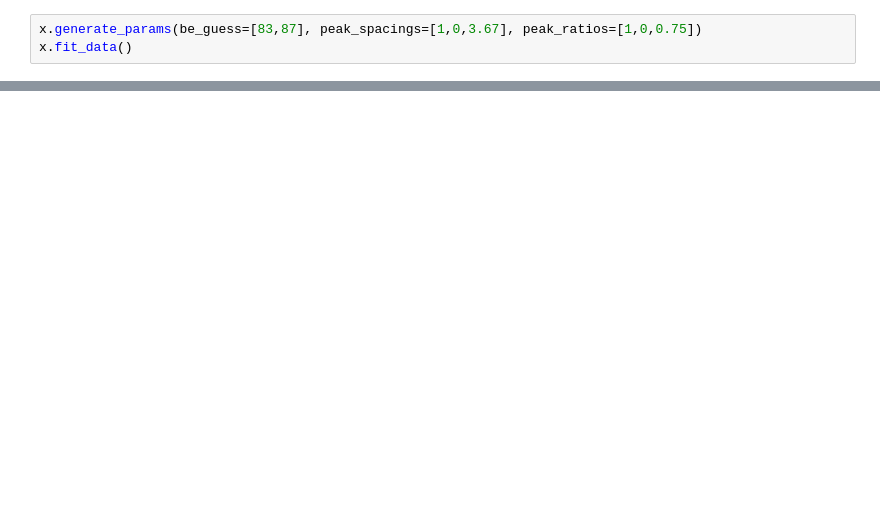
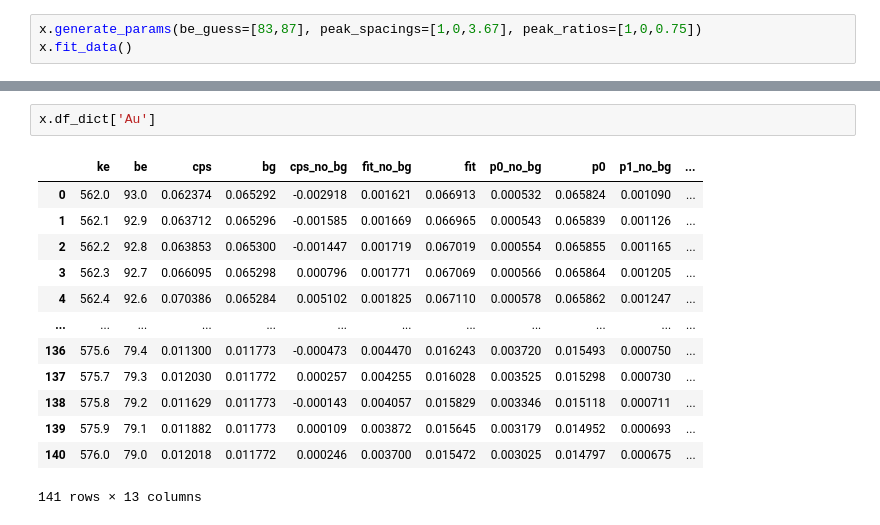
Before and after one commit to picklerixs/meitner, a Jupyter notebook: test.ipynb, the cells around one changed output, grey strips where cells are left out. Drawn from its saved outputs; the diff is of its cells as text; blank space fills up the shorter version.

```diff
--- a/test.ipynb
+++ b/test.ipynb
@@ -39,3 +40,19 @@ x.result.params
 | data_Au_p1_fwhm | 0.96399110 | 0.00459838 | (0.48%) | 3 | 0.00000000 | 3.00000000 | False | calculate_voigt_fwhm(data_Au_p1_s... |
 | data_Au_p1_p0_ratio | 0.75000000 | 0.00000000 | (0.00%) | 0.75 | -inf | inf | False |  |
 | data_Au_p1_p0_spacing | 3.67000000 | 0.00000000 | (0.00%) | 3.67 | -inf | inf | False |  |
+# %%
+x.df_dict['Au']
+# %% [output]
+|  | ke | be | cps | bg | cps_no_bg | fit_no_bg | fit | p0_no_bg | p0 | p1_no_bg | ... |
+| 0 | 562.0 | 93.0 | 0.062374 | 0.065292 | -0.002918 | 0.001621 | 0.066913 | 0.000532 | 0.065824 | 0.001090 | ... |
+| 1 | 562.1 | 92.9 | 0.063712 | 0.065296 | -0.001585 | 0.001669 | 0.066965 | 0.000543 | 0.065839 | 0.001126 | ... |
+| 2 | 562.2 | 92.8 | 0.063853 | 0.065300 | -0.001447 | 0.001719 | 0.067019 | 0.000554 | 0.065855 | 0.001165 | ... |
+| 3 | 562.3 | 92.7 | 0.066095 | 0.065298 | 0.000796 | 0.001771 | 0.067069 | 0.000566 | 0.065864 | 0.001205 | ... |
+| 4 | 562.4 | 92.6 | 0.070386 | 0.065284 | 0.005102 | 0.001825 | 0.067110 | 0.000578 | 0.065862 | 0.001247 | ... |
+| ... | ... | ... | ... | ... | ... | ... | ... | ... | ... | ... | ... |
+| 136 | 575.6 | 79.4 | 0.011300 | 0.011773 | -0.000473 | 0.004470 | 0.016243 | 0.003720 | 0.015493 | 0.000750 | ... |
+| 137 | 575.7 | 79.3 | 0.012030 | 0.011772 | 0.000257 | 0.004255 | 0.016028 | 0.003525 | 0.015298 | 0.000730 | ... |
+| 138 | 575.8 | 79.2 | 0.011629 | 0.011773 | -0.000143 | 0.004057 | 0.015829 | 0.003346 | 0.015118 | 0.000711 | ... |
+| 139 | 575.9 | 79.1 | 0.011882 | 0.011773 | 0.000109 | 0.003872 | 0.015645 | 0.003179 | 0.014952 | 0.000693 | ... |
+| 140 | 576.0 | 79.0 | 0.012018 | 0.011772 | 0.000246 | 0.003700 | 0.015472 | 0.003025 | 0.014797 | 0.000675 | ... |
+141 rows × 13 columns
```
Also changed, not shown: parts of 1 cell of this notebook, 1 other file.
